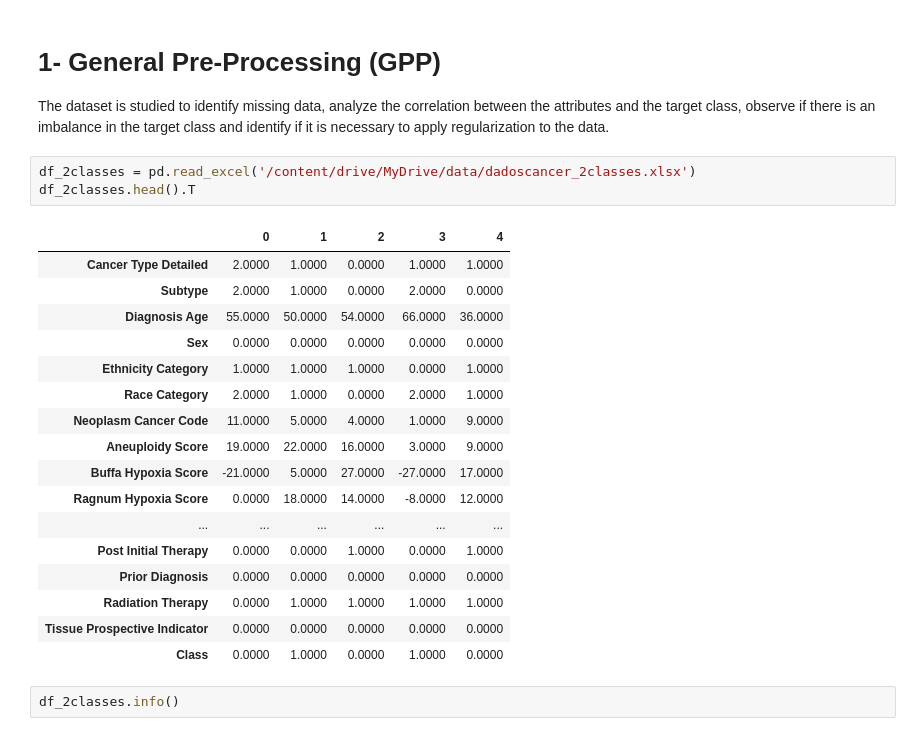
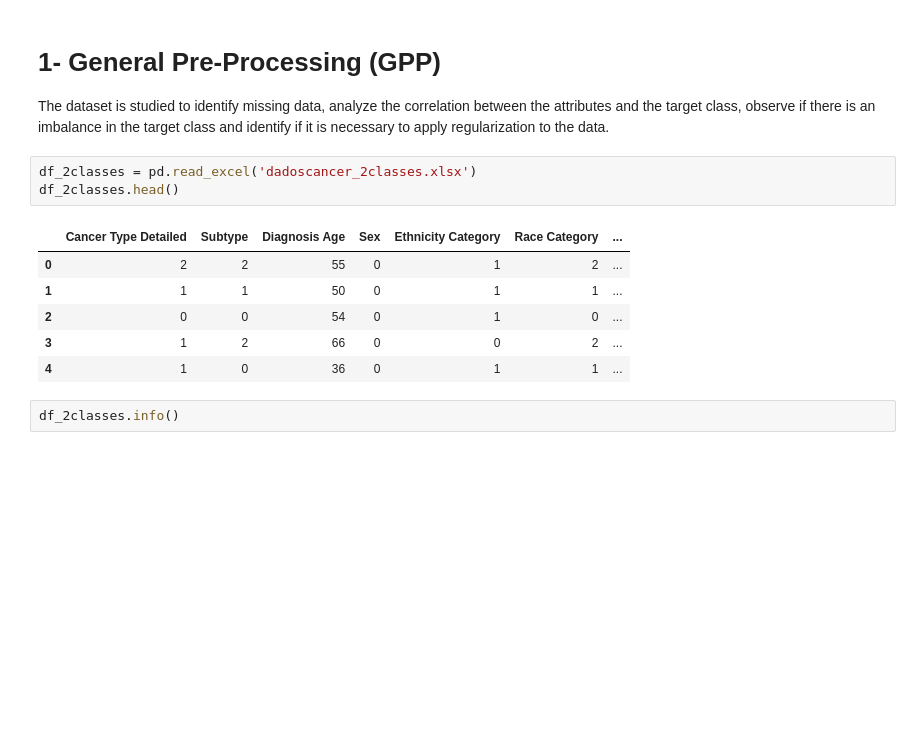
Before and after one commit to DiegoPaezA/Cancer-Classification, a Jupyter notebook: Projeto_DS.ipynb, the cells around one changed output. Cells and saved outputs as stored; diff of their text form; blank space fills up the shorter version.

```diff
--- a/Projeto_DS.ipynb
+++ b/Projeto_DS.ipynb
@@ -75,26 +75,15 @@ from sklearn.model_selection import GridSearchCV
 
 The dataset is studied to identify missing data, analyze the correlation between the attributes and the target class, observe if there is an imbalance in the target class and identify if it is necessary to apply regularization to the data.
 # %%
-df_2classes = pd.read_excel('/content/drive/MyDrive/data/dadoscancer_2classes.xlsx')
-df_2classes.head().T
+df_2classes = pd.read_excel('dadoscancer_2classes.xlsx')
+df_2classes.head()
 # %% [output]
-|  | 0 | 1 | 2 | 3 | 4 |
-| Cancer Type Detailed | 2.0000 | 1.0000 | 0.0000 | 1.0000 | 1.0000 |
-| Subtype | 2.0000 | 1.0000 | 0.0000 | 2.0000 | 0.0000 |
-| Diagnosis Age | 55.0000 | 50.0000 | 54.0000 | 66.0000 | 36.0000 |
-| Sex | 0.0000 | 0.0000 | 0.0000 | 0.0000 | 0.0000 |
-| Ethnicity Category | 1.0000 | 1.0000 | 1.0000 | 0.0000 | 1.0000 |
-| Race Category | 2.0000 | 1.0000 | 0.0000 | 2.0000 | 1.0000 |
-| Neoplasm Cancer Code | 11.0000 | 5.0000 | 4.0000 | 1.0000 | 9.0000 |
-| Aneuploidy Score | 19.0000 | 22.0000 | 16.0000 | 3.0000 | 9.0000 |
-| Buffa Hypoxia Score | -21.0000 | 5.0000 | 27.0000 | -27.0000 | 17.0000 |
-| Ragnum Hypoxia Score | 0.0000 | 18.0000 | 14.0000 | -8.0000 | 12.0000 |
-| ... | ... | ... | ... | ... | ... |
-| Post Initial Therapy | 0.0000 | 0.0000 | 1.0000 | 0.0000 | 1.0000 |
-| Prior Diagnosis | 0.0000 | 0.0000 | 0.0000 | 0.0000 | 0.0000 |
-| Radiation Therapy | 0.0000 | 1.0000 | 1.0000 | 1.0000 | 1.0000 |
-| Tissue Prospective Indicator | 0.0000 | 0.0000 | 0.0000 | 0.0000 | 0.0000 |
-| Class | 0.0000 | 1.0000 | 0.0000 | 1.0000 | 0.0000 |
+|  | Cancer Type Detailed | Subtype | Diagnosis Age | Sex | Ethnicity Category | Race Category | ... |
+| 0 | 2 | 2 | 55 | 0 | 1 | 2 | ... |
+| 1 | 1 | 1 | 50 | 0 | 1 | 1 | ... |
+| 2 | 0 | 0 | 54 | 0 | 1 | 0 | ... |
+| 3 | 1 | 2 | 66 | 0 | 0 | 2 | ... |
+| 4 | 1 | 0 | 36 | 0 | 1 | 1 | ... |
 # %%
 df_2classes.info()
 # %% [output]
```
Also changed, not shown: parts of 2 cells of this notebook.
